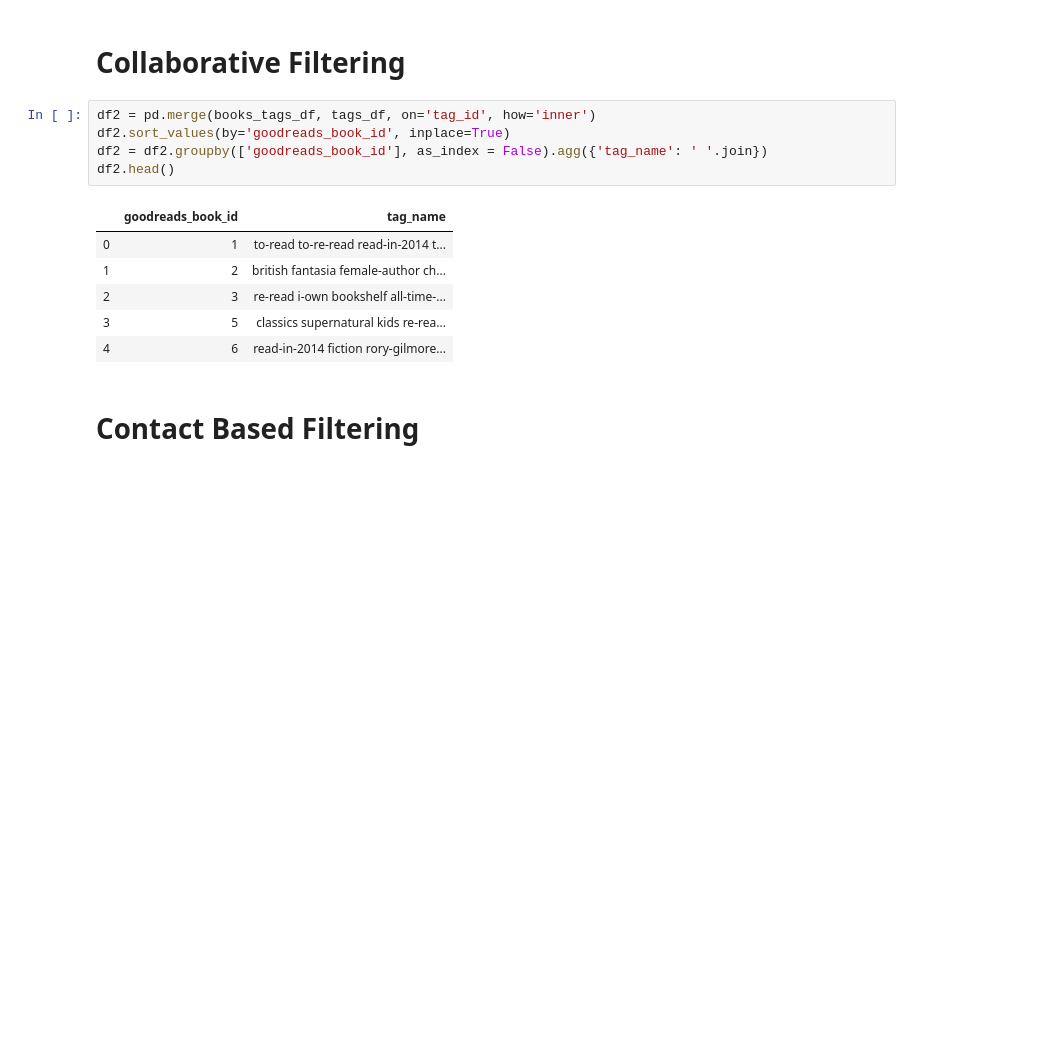
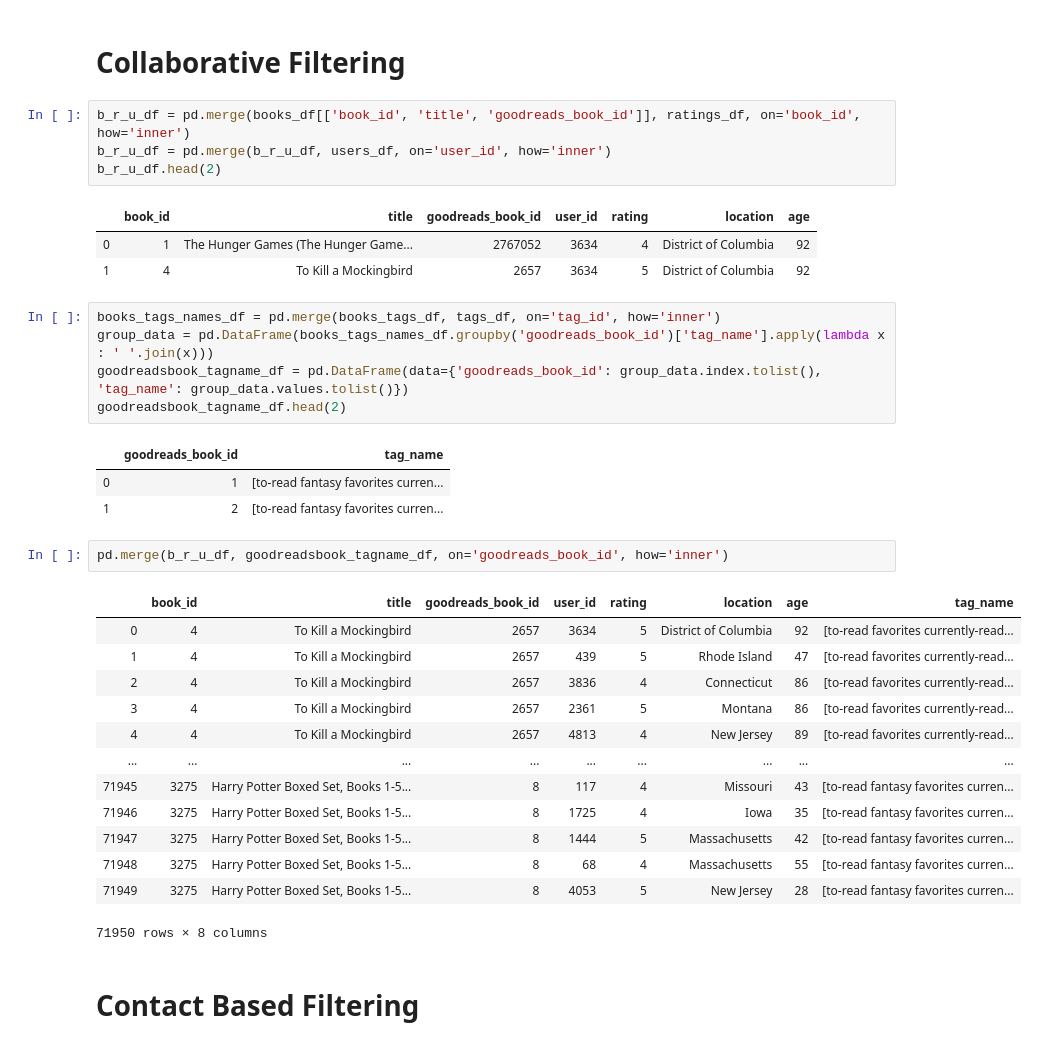
Before and after one commit to Lea1612/AI_Recommender_Systems, a Jupyter notebook: Notebook.ipynb, the cells around one changed output. Drawn from its saved outputs; the diff is of its cells as text; blank space fills up the shorter version.

Commit message:
added tag names with all data

```diff
--- a/Notebook.ipynb
+++ b/Notebook.ipynb
@@ -240,17 +240,38 @@ age_recommendation_df.head(10)
 | 209 | 21 | Harry Potter and the Order of the... | 169 | 4.272189 | 4.196385 |
 # %% [markdown]
 # Collaborative Filtering
-# %%
-df2 = pd.merge(books_tags_df, tags_df, on='tag_id', how='inner')
-df2.sort_values(by='goodreads_book_id', inplace=True)
-df2 = df2.groupby(['goodreads_book_id'], as_index = False).agg({'tag_name': ' '.join})
-df2.head()
-# %% [output]
-|  | goodreads_book_id | tag_name |
-| 0 | 1 | to-read to-re-read read-in-2014 t... |
-| 1 | 2 | british fantasia female-author ch... |
-| 2 | 3 | re-read i-own bookshelf all-time-... |
-| 3 | 5 | classics supernatural kids re-rea... |
-| 4 | 6 | read-in-2014 fiction rory-gilmore... |
+# %%
+b_r_u_df = pd.merge(books_df[['book_id', 'title', 'goodreads_book_id']], ratings_df, on='book_id', how='inner')
+b_r_u_df = pd.merge(b_r_u_df, users_df, on='user_id', how='inner')
+b_r_u_df.head(2)
+# %% [output]
+|  | book_id | title | goodreads_book_id | user_id | rating | location | age |
+| 0 | 1 | The Hunger Games (The Hunger Game... | 2767052 | 3634 | 4 | District of Columbia | 92 |
+| 1 | 4 | To Kill a Mockingbird | 2657 | 3634 | 5 | District of Columbia | 92 |
+# %%
+books_tags_names_df = pd.merge(books_tags_df, tags_df, on='tag_id', how='inner')
+group_data = pd.DataFrame(books_tags_names_df.groupby('goodreads_book_id')['tag_name'].apply(lambda x : ' '.join(x)))
+goodreadsbook_tagname_df = pd.DataFrame(data={'goodreads_book_id': group_data.index.tolist(), 'tag_name': group_data.values.tolist()})
+goodreadsbook_tagname_df.head(2)
+# %% [output]
+|  | goodreads_book_id | tag_name |
+| 0 | 1 | [to-read fantasy favorites curren... |
+| 1 | 2 | [to-read fantasy favorites curren... |
+# %%
+pd.merge(b_r_u_df, goodreadsbook_tagname_df, on='goodreads_book_id', how='inner')
+# %% [output]
+|  | book_id | title | goodreads_book_id | user_id | rating | location | age | tag_name |
+| 0 | 4 | To Kill a Mockingbird | 2657 | 3634 | 5 | District of Columbia | 92 | [to-read favorites currently-read... |
+| 1 | 4 | To Kill a Mockingbird | 2657 | 439 | 5 | Rhode Island | 47 | [to-read favorites currently-read... |
+| 2 | 4 | To Kill a Mockingbird | 2657 | 3836 | 4 | Connecticut | 86 | [to-read favorites currently-read... |
+| 3 | 4 | To Kill a Mockingbird | 2657 | 2361 | 5 | Montana | 86 | [to-read favorites currently-read... |
+| 4 | 4 | To Kill a Mockingbird | 2657 | 4813 | 4 | New Jersey | 89 | [to-read favorites currently-read... |
+| ... | ... | ... | ... | ... | ... | ... | ... | ... |
+| 71945 | 3275 | Harry Potter Boxed Set, Books 1-5... | 8 | 117 | 4 | Missouri | 43 | [to-read fantasy favorites curren... |
+| 71946 | 3275 | Harry Potter Boxed Set, Books 1-5... | 8 | 1725 | 4 | Iowa | 35 | [to-read fantasy favorites curren... |
+| 71947 | 3275 | Harry Potter Boxed Set, Books 1-5... | 8 | 1444 | 5 | Massachusetts | 42 | [to-read fantasy favorites curren... |
+| 71948 | 3275 | Harry Potter Boxed Set, Books 1-5... | 8 | 68 | 4 | Massachusetts | 55 | [to-read fantasy favorites curren... |
+| 71949 | 3275 | Harry Potter Boxed Set, Books 1-5... | 8 | 4053 | 5 | New Jersey | 28 | [to-read fantasy favorites curren... |
+71950 rows × 8 columns
 # %% [markdown]
 # Contact Based Filtering
```
